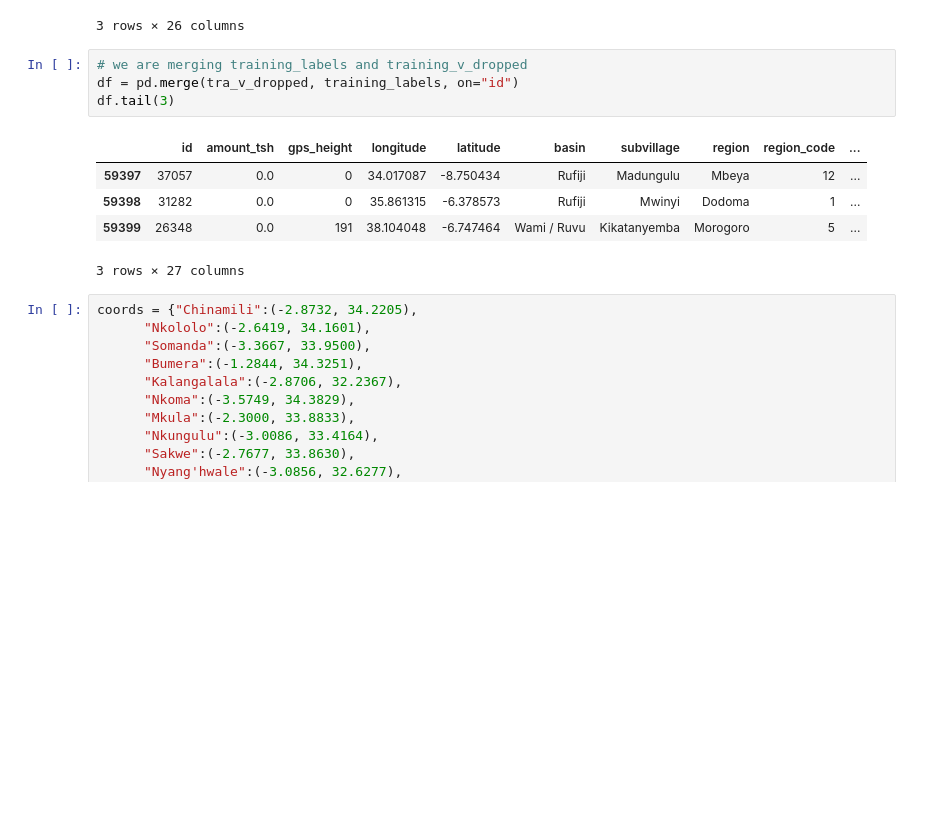
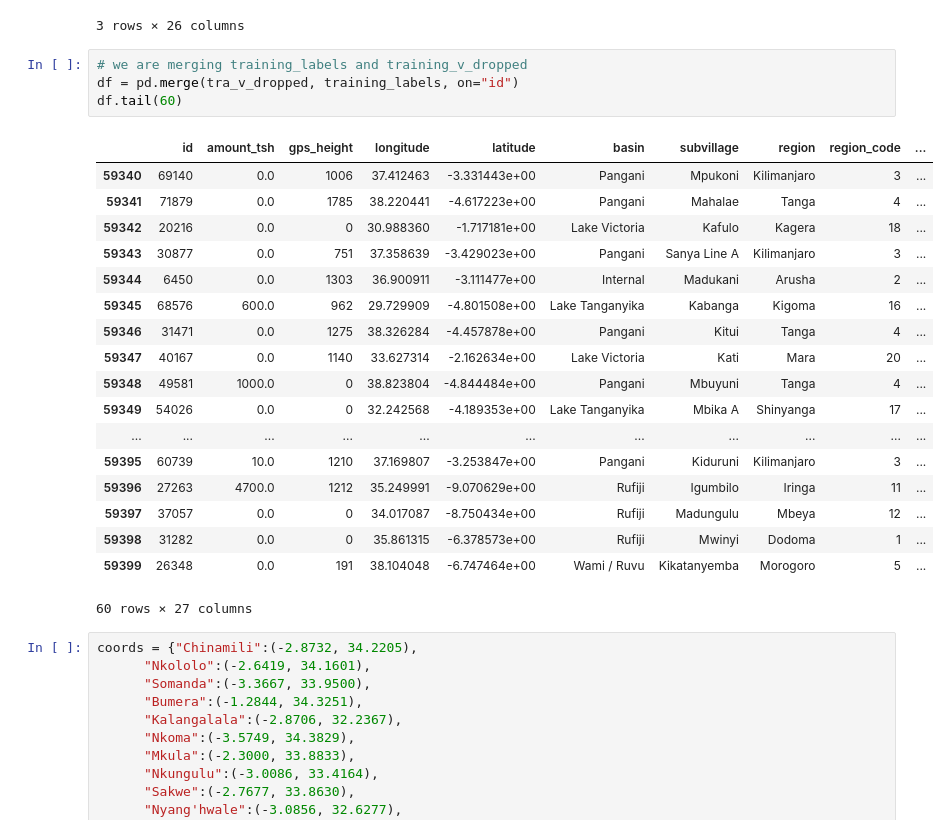
Before and after one commit to RaulCTorres/Tanzanian_Water_Wells, a Jupyter notebook: Scratch_code/raul_scratch_2.ipynb, the cells around one changed output. Drawn from its saved outputs; the diff is of its cells as text; blank space fills up the shorter version.

```diff
--- a/Scratch_code/raul_scratch_2.ipynb
+++ b/Scratch_code/raul_scratch_2.ipynb
@@ -54,13 +66,26 @@ tra_v_dropped.head(3)
 # %%
 # we are merging training_labels and training_v_dropped
 df = pd.merge(tra_v_dropped, training_labels, on="id")
-df.tail(3)
+df.tail(60)
 # %% [output]
 |  | id | amount_tsh | gps_height | longitude | latitude | basin | subvillage | region | region_code | ... |
-| 59397 | 37057 | 0.0 | 0 | 34.017087 | -8.750434 | Rufiji | Madungulu | Mbeya | 12 | ... |
-| 59398 | 31282 | 0.0 | 0 | 35.861315 | -6.378573 | Rufiji | Mwinyi | Dodoma | 1 | ... |
-| 59399 | 26348 | 0.0 | 191 | 38.104048 | -6.747464 | Wami / Ruvu | Kikatanyemba | Morogoro | 5 | ... |
+| 59340 | 69140 | 0.0 | 1006 | 37.412463 | -3.331443e+00 | Pangani | Mpukoni | Kilimanjaro | 3 | ... |
+| 59341 | 71879 | 0.0 | 1785 | 38.220441 | -4.617223e+00 | Pangani | Mahalae | Tanga | 4 | ... |
+| 59342 | 20216 | 0.0 | 0 | 30.988360 | -1.717181e+00 | Lake Victoria | Kafulo | Kagera | 18 | ... |
+| 59343 | 30877 | 0.0 | 751 | 37.358639 | -3.429023e+00 | Pangani | Sanya Line A | Kilimanjaro | 3 | ... |
+| 59344 | 6450 | 0.0 | 1303 | 36.900911 | -3.111477e+00 | Internal | Madukani | Arusha | 2 | ... |
+| 59345 | 68576 | 600.0 | 962 | 29.729909 | -4.801508e+00 | Lake Tanganyika | Kabanga | Kigoma | 16 | ... |
+| 59346 | 31471 | 0.0 | 1275 | 38.326284 | -4.457878e+00 | Pangani | Kitui | Tanga | 4 | ... |
+| 59347 | 40167 | 0.0 | 1140 | 33.627314 | -2.162634e+00 | Lake Victoria | Kati | Mara | 20 | ... |
+| 59348 | 49581 | 1000.0 | 0 | 38.823804 | -4.844484e+00 | Pangani | Mbuyuni | Tanga | 4 | ... |
+| 59349 | 54026 | 0.0 | 0 | 32.242568 | -4.189353e+00 | Lake Tanganyika | Mbika A | Shinyanga | 17 | ... |
+| ... | ... | ... | ... | ... | ... | ... | ... | ... | ... | ... |
+| 59395 | 60739 | 10.0 | 1210 | 37.169807 | -3.253847e+00 | Pangani | Kiduruni | Kilimanjaro | 3 | ... |
+| 59396 | 27263 | 4700.0 | 1212 | 35.249991 | -9.070629e+00 | Rufiji | Igumbilo | Iringa | 11 | ... |
+| 59397 | 37057 | 0.0 | 0 | 34.017087 | -8.750434e+00 | Rufiji | Madungulu | Mbeya | 12 | ... |
+| 59398 | 31282 | 0.0 | 0 | 35.861315 | -6.378573e+00 | Rufiji | Mwinyi | Dodoma | 1 | ... |
+| 59399 | 26348 | 0.0 | 191 | 38.104048 | -6.747464e+00 | Wami / Ruvu | Kikatanyemba | Morogoro | 5 | ... |
-3 rows × 27 columns
+60 rows × 27 columns
 # %%
 coords = {"Chinamili":(-2.8732, 34.2205),
       "Nkololo":(-2.6419, 34.1601),
```
Also changed, not shown: parts of 9 cells of this notebook.
